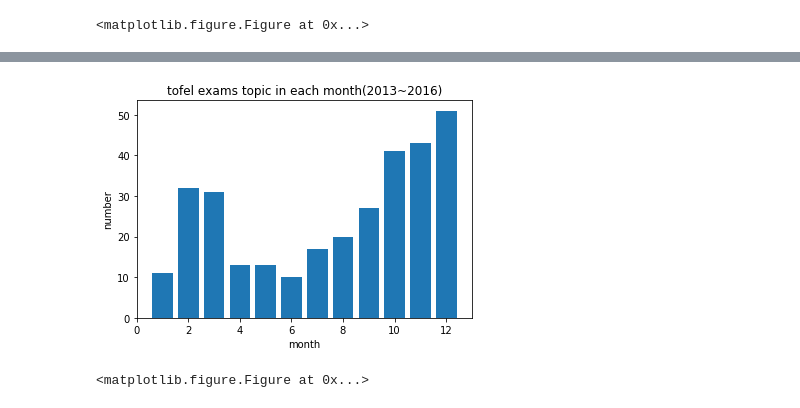
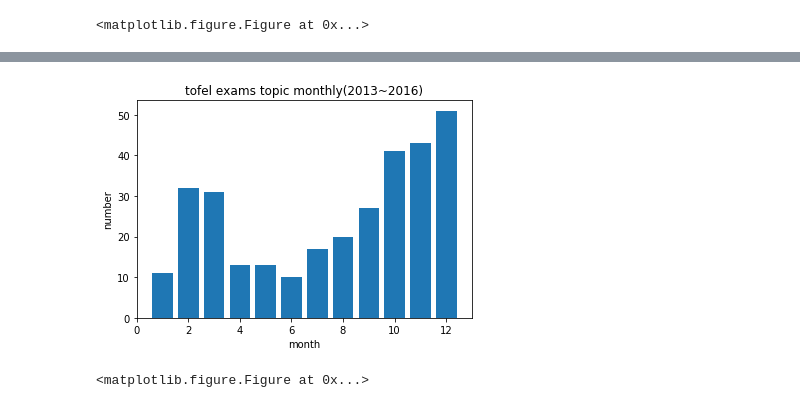
Before and after one commit to NoPointExc/1point3.com, a Jupyter notebook: new-poition&interview-report-time-analysis.ipynb, the cells around one changed output, grey strips where cells are left out. Saved outputs shown, nothing was run; the diff lists cells and outputs as text; code cells hidden in the pictures.

```diff
--- a/new-poition&interview-report-time-analysis.ipynb
+++ b/new-poition&interview-report-time-analysis.ipynb
@@ -97,7 +176,7 @@ drawYearBar(schAply, 'school apply posts in each month')
 # %%
 tofel = read_date('tofel.csv')
-tofel = count(tofel)#09-16
-drawMonBar(tofel, 'tofel exams topic in each month')
+tofelM = count(tofel)#09-16
+drawMonBar(tofelM, 'tofel exams topic monthly')
 # %% [output]
-[figure, old version]
+[figure, new version]
 <matplotlib.figure.Figure at 0x...>
```
Also changed, not shown: parts of 9 cells of this notebook.
